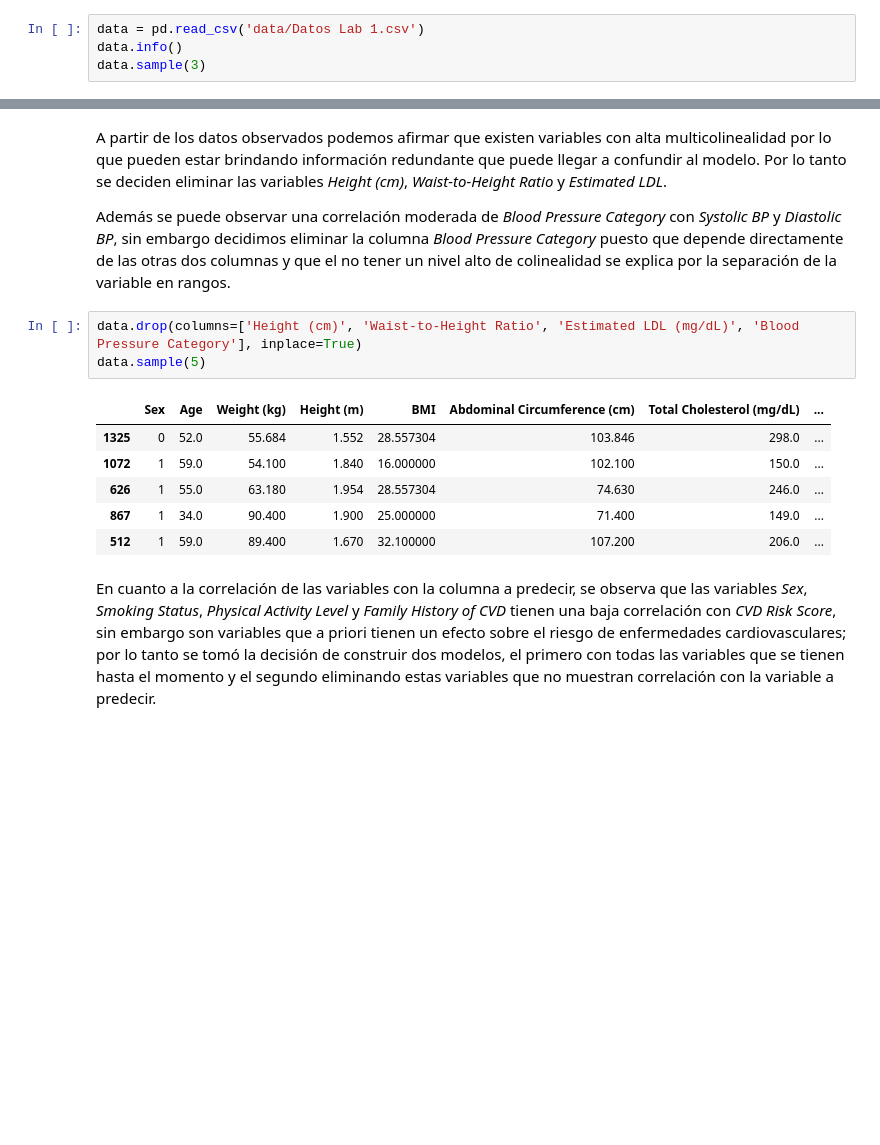
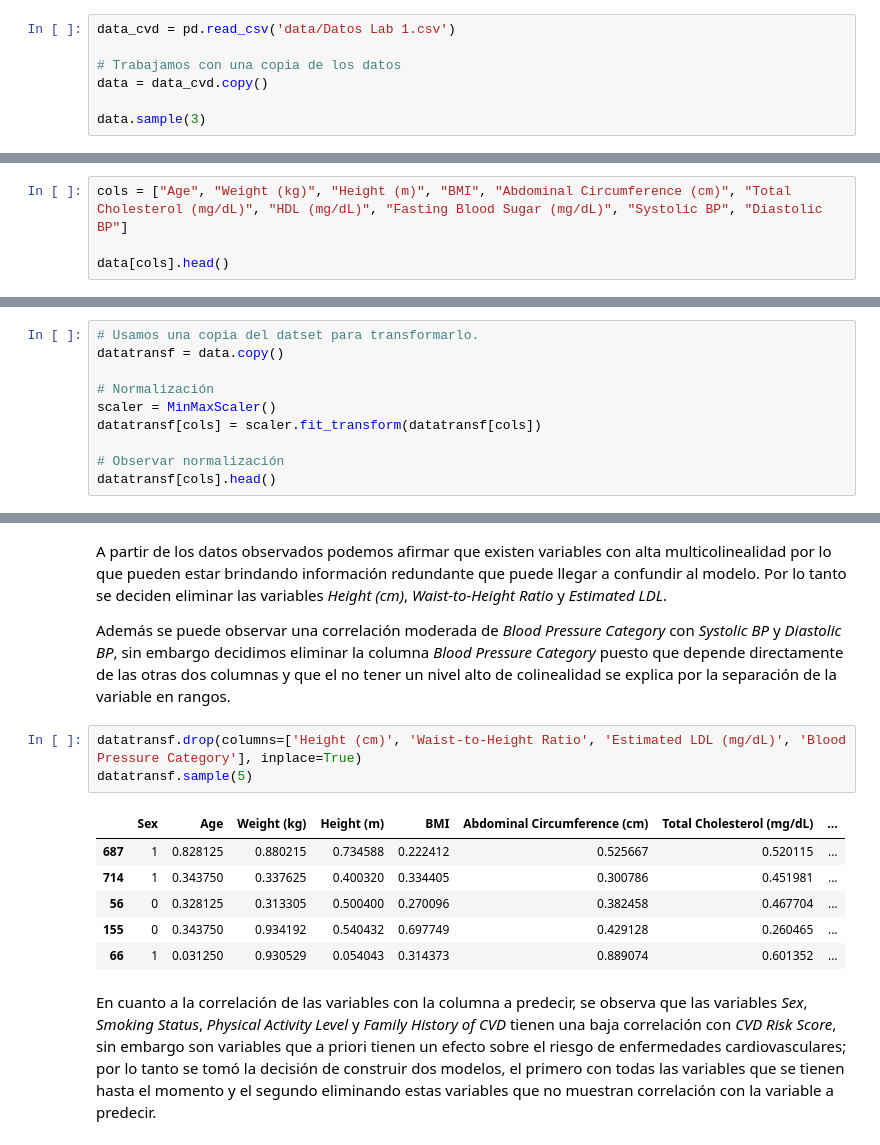
Before and after one commit to serferre2004/Laboratorios_MachineLearning, a Jupyter notebook: Laboratorio1/Laboratorio 1.ipynb, the cells around one changed output, grey strips where cells are left out. Drawn from its saved outputs; the diff is of its cells as text; blank space fills up the shorter version.

```diff
--- a/Laboratorio1/Laboratorio 1.ipynb
+++ b/Laboratorio1/Laboratorio 1.ipynb
@@ -16,5 +25,8 @@ from sklearn.preprocessing import OrdinalEncoder
 # %%
-data = pd.read_csv('data/Datos Lab 1.csv')
-data.info()
+data_cvd = pd.read_csv('data/Datos Lab 1.csv')
+
+# Trabajamos con una copia de los datos
+data = data_cvd.copy()
+
 data.sample(3)
 # %% [output]
@@ -448,0 +490,4 @@ dtype: float64
+# %%
+cols = ["Age", "Weight (kg)", "Height (m)", "BMI", "Abdominal Circumference (cm)", "Total Cholesterol (mg/dL)", "HDL (mg/dL)", "Fasting Blood Sugar (mg/dL)", "Systolic BP", "Diastolic BP"]
+
+data[cols].head()
@@ -448,0 +503,10 @@ dtype: float64
+# %%
+# Usamos una copia del datset para transformarlo.
+datatransf = data.copy()
+
+# Normalización
+scaler = MinMaxScaler()
+datatransf[cols] = scaler.fit_transform(datatransf[cols])
+
+# Observar normalización
+datatransf[cols].head()
@@ -462,15 +533,15 @@ A partir de los datos observados podemos afirmar que existen variables con alta
 
 Además se puede observar una correlación moderada de *Blood Pressure Category* con *Systolic BP* y *Diastolic BP*, sin embargo decidimos eliminar la columna *Blood Pressure Category* puesto que depende directamente de las otras dos columnas y que el no tener un nivel alto de colinealidad se explica por la separación de la variable en rangos.
 # %%
-data.drop(columns=['Height (cm)', 'Waist-to-Height Ratio', 'Estimated LDL (mg/dL)', 'Blood Pressure Category'], inplace=True)
-data.sample(5)
+datatransf.drop(columns=['Height (cm)', 'Waist-to-Height Ratio', 'Estimated LDL (mg/dL)', 'Blood Pressure Category'], inplace=True)
+datatransf.sample(5)
 # %% [output]
 |  | Sex | Age | Weight (kg) | Height (m) | BMI | Abdominal Circumference (cm) | Total Cholesterol (mg/dL) | ... |
-| 1325 | 0 | 52.0 | 55.684 | 1.552 | 28.557304 | 103.846 | 298.0 | ... |
-| 1072 | 1 | 59.0 | 54.100 | 1.840 | 16.000000 | 102.100 | 150.0 | ... |
-| 626 | 1 | 55.0 | 63.180 | 1.954 | 28.557304 | 74.630 | 246.0 | ... |
-| 867 | 1 | 34.0 | 90.400 | 1.900 | 25.000000 | 71.400 | 149.0 | ... |
-| 512 | 1 | 59.0 | 89.400 | 1.670 | 32.100000 | 107.200 | 206.0 | ... |
+| 687 | 1 | 0.828125 | 0.880215 | 0.734588 | 0.222412 | 0.525667 | 0.520115 | ... |
+| 714 | 1 | 0.343750 | 0.337625 | 0.400320 | 0.334405 | 0.300786 | 0.451981 | ... |
+| 56 | 0 | 0.328125 | 0.313305 | 0.500400 | 0.270096 | 0.382458 | 0.467704 | ... |
+| 155 | 0 | 0.343750 | 0.934192 | 0.540432 | 0.697749 | 0.429128 | 0.260465 | ... |
+| 66 | 1 | 0.031250 | 0.930529 | 0.054043 | 0.314373 | 0.889074 | 0.601352 | ... |
 # %% [markdown]
 En cuanto a la correlación de las variables con la columna a predecir, se observa que las variables *Sex*, *Smoking Status*, *Physical Activity Level* y *Family History of CVD* tienen una baja correlación con *CVD Risk Score*, sin embargo son variables que a priori tienen un efecto sobre el riesgo de enfermedades cardiovasculares; por lo tanto se tomó la decisión de construir dos modelos, el primero con todas las variables que se tienen hasta el momento y el segundo eliminando estas variables que no muestran correlación con la variable a predecir.
 # %%
```
Also changed, not shown: parts of 57 cells of this notebook.
